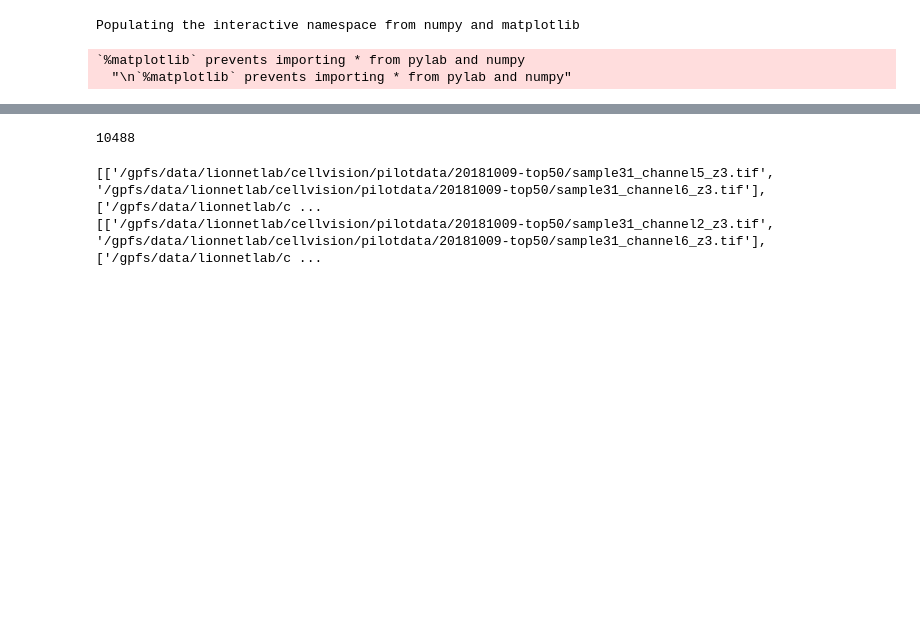
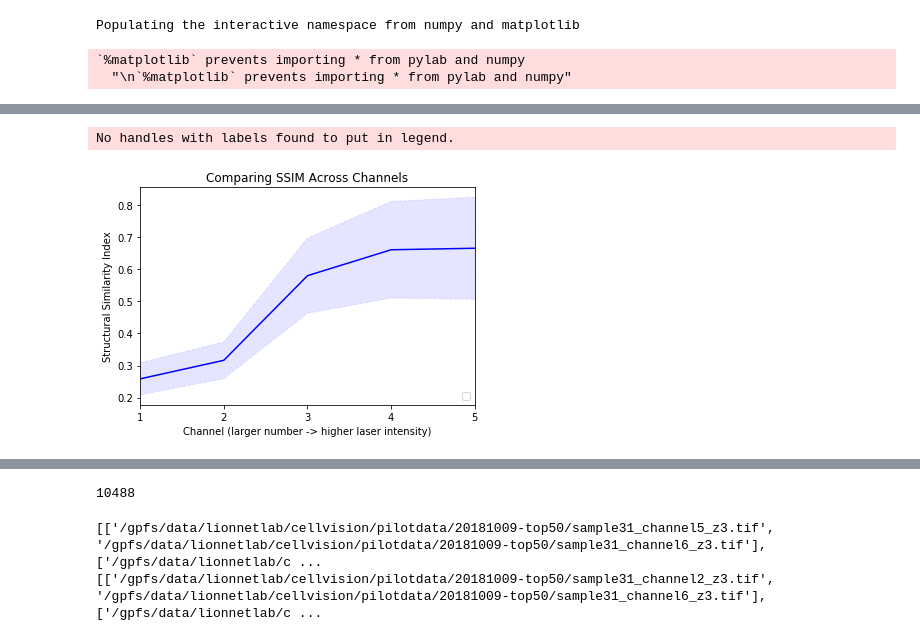
Before and after one commit to NYU-CDS-Capstone-Project/CellVision, a Jupyter notebook: notebooks/non_local_means_comparison.ipynb, the cells around one changed output, grey strips where cells are left out. Cells and saved outputs as stored; diff of their text form; code cells hidden in the pictures; blank space fills up the shorter version.

Commit message:
more baselines

```diff
--- a/notebooks/non_local_means_comparison.ipynb
+++ b/notebooks/non_local_means_comparison.ipynb
@@ -27,6 +27,7 @@ Populating the interactive namespace from numpy and matplotlib
 import glob
 import os
 import statistics
+import pickle as pkl
 
 
 def get_pix_fname(base_dir, ref_fname, _channel, mode, comp):
@@ -40,7 +41,7 @@ def get_pix_fname(base_dir, ref_fname, _channel, mode, comp):
         new_ref_path = '{}/B/{}/{}_channel{}_z{}.jpg'.format(base_dir, mode, sample_prefix, _channel, z_depth)
         return new_comp_path, new_ref_path
 
-channels = list(range(1,6))
+# channels = list(range(2,6))
 for channel in channels:
     folder_path = '/gpfs/data/lionnetlab/cellvision/pilotdata/20181009-top50'
 
@@ -52,18 +53,27 @@ for channel in channels:
                                           seed = 1)
     print('\nRunning channel '+ str(channel))
     channel_ssim = []
+    channel_mse = []
     pix_folder_path = '/gpfs/data/lionnetlab/cellvision/pilotdata/20181009-pix2pix/channel{}_100'.format(channel)
     for i, (comp2, ref) in enumerate(val):
         new_comp_path, new_ref_path = get_pix_fname(pix_folder_path, ref, channel, "val", comp2)
-        skimage_comp = io.imread(new_comp_path).astype(np.float)
-        skimage_ref = io.imread(new_ref_path).astype(np.float)
+        skimage_comp = io.imread(new_comp_path)
+        skimage_ref = io.imread(new_ref_path)
+
+        fake_high_mse = compare_mse(skimage_ref, skimage_comp)
+        channel_mse.append( fake_high_mse )
+
         _min = skimage_ref.min()
         _max = skimage_ref.max()
 
-        fake_high_ssim = compare_ssim(skimage_ref, skimage_comp, data_range=_max-_min)
+        fake_high_ssim = compare_ssim(skimage_ref.astype(np.float), skimage_comp.astype(np.float), data_range=_max-_min)
         channel_ssim.append( fake_high_ssim )
     print('    mean ssim: ' + str(statistics.mean(channel_ssim)))
-
+    print('    mean mse: ' + str(statistics.mean(channel_mse)))
+    print('Writing the baseline for channel {}'.format(channel))
+    write_path = 'sum_stats_channel{}'.format(channel)
+    pkl.dump(channel_ssim, open('baseline_ssim_' + write_path, "wb"))
+    pkl.dump(channel_mse, open('baseline_mse_' + write_path, "wb"))
 
 #     print(fake_high_ssim)
 #     raise
@@ -74,5 +84,5 @@ for channel in channels:
 # result_dir = '{}/cellvision_channel{}_{}/val_latest/images'.format(result_path, channel, sample_size)
 # real_path_low = '{}/*_real_A.png'.format(result_dir)
 # real_low_imgs = glob.glob(real_path_low)
-channel_ssim
+# channel_ssim
 # %% [output]
@@ -79,0 +125,25 @@ Running channel 1
+# %%
+# Comparing SSIM
+import operator
+from numpy import array
+ssim_means = array(ssim_means)
+ssim_stds = array(ssim_stds)
+
+plt.plot(list(range(1, 6)), ssim_means[0:5], color='blue')
+
+plt.fill_between(list(range(1, 6)), ssim_means[0:5] + ssim_stds[0:5], np.subtract(ssim_means[0:5],ssim_stds[0:5]),
+                 color="blue", linestyle="--", alpha=0.1)
+
+
+plt.title('Comparing SSIM Across Channels')
+plt.legend(loc = 'lower right')
+# plt.ylim([0, 1])
+plt.xlim([1, 5])
+plt.axes().set_xticks(list(range(1, 6)), minor=False)
+
+plt.ylabel('Structural Similarity Index')
+plt.xlabel('Channel (larger number -> higher laser intensity)')
+plt.show()
+# %% [output]
+No handles with labels found to put in legend.
+[figure, added]
```
Also changed, not shown: parts of 4 cells of this notebook, 1 other file.
